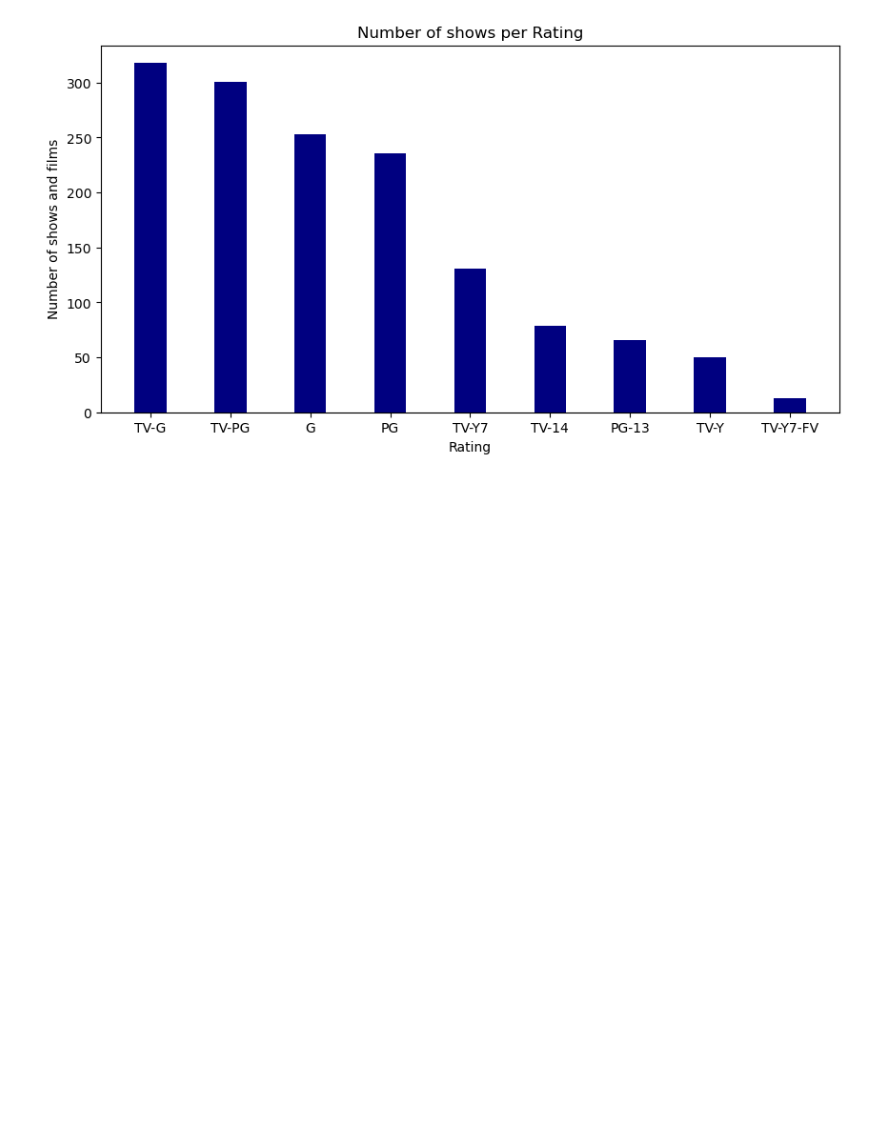
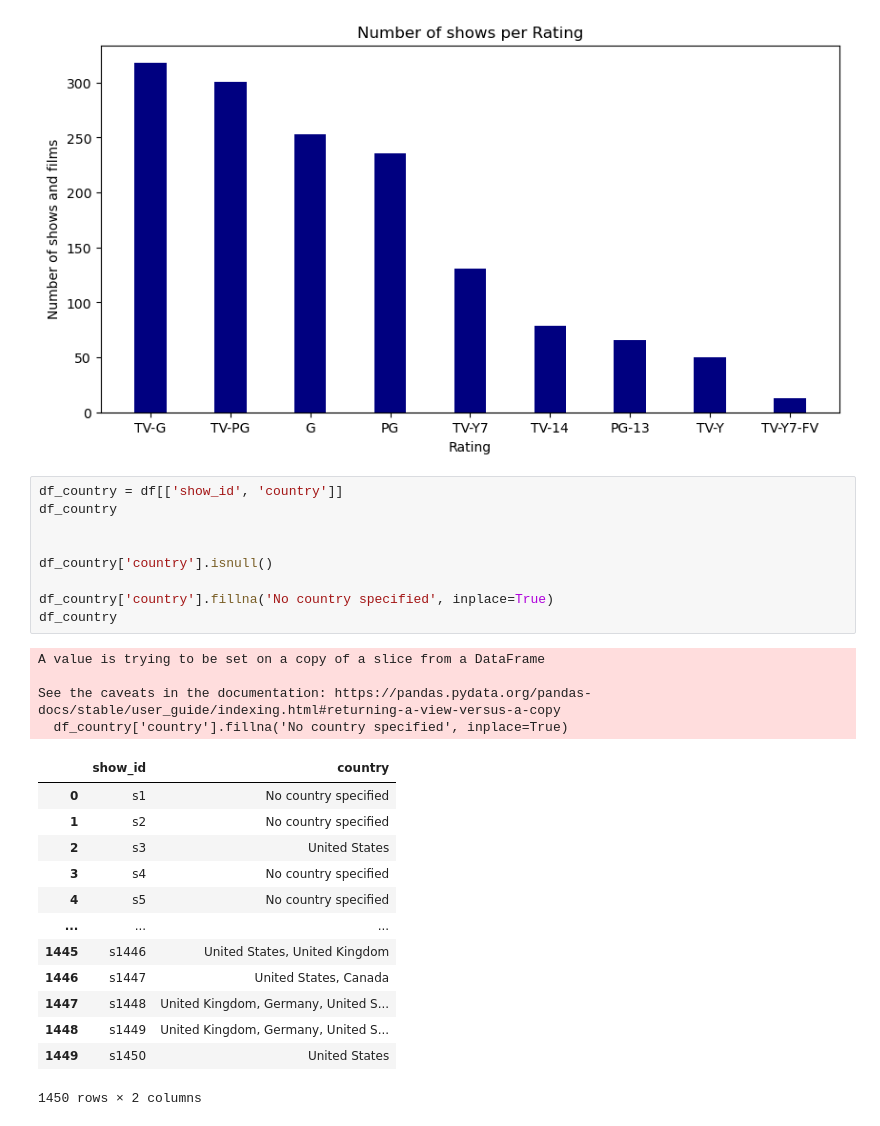
Before and after one commit to TymoteuszStasto/Disney-Plus, a Jupyter notebook: Disney Plus.ipynb, the cells around one changed output. Drawn from its saved outputs; the diff is of its cells as text; blank space fills up the shorter version.

```diff
--- a/Disney Plus.ipynb
+++ b/Disney Plus.ipynb
@@ -64,3 +80,30 @@ plt.title("Number of shows per Rating")
 plt.show()
 # %% [output]
 [figure]
+# %%
+df_country = df[['show_id', 'country']]
+df_country
+
+
+df_country['country'].isnull()
+
+df_country['country'].fillna('No country specified', inplace=True)
+df_country
+# %% [output]
+A value is trying to be set on a copy of a slice from a DataFrame
+
+See the caveats in the documentation: https://pandas.pydata.org/pandas-docs/stable/user_guide/indexing.html#returning-a-view-versus-a-copy
+  df_country['country'].fillna('No country specified', inplace=True)
+|  | show_id | country |
+| 0 | s1 | No country specified |
+| 1 | s2 | No country specified |
+| 2 | s3 | United States |
+| 3 | s4 | No country specified |
+| 4 | s5 | No country specified |
+| ... | ... | ... |
+| 1445 | s1446 | United States, United Kingdom |
+| 1446 | s1447 | United States, Canada |
+| 1447 | s1448 | United Kingdom, Germany, United S... |
+| 1448 | s1449 | United Kingdom, Germany, United S... |
+| 1449 | s1450 | United States |
+1450 rows × 2 columns
```
Also changed, not shown: parts of 6 cells of this notebook.
